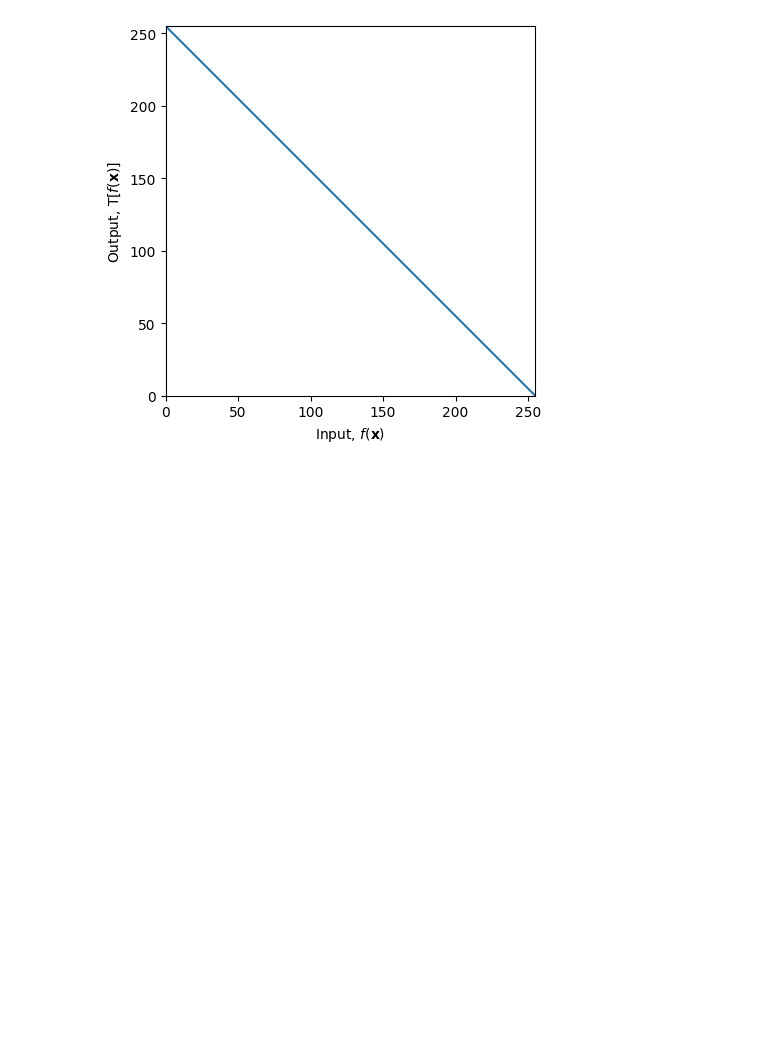
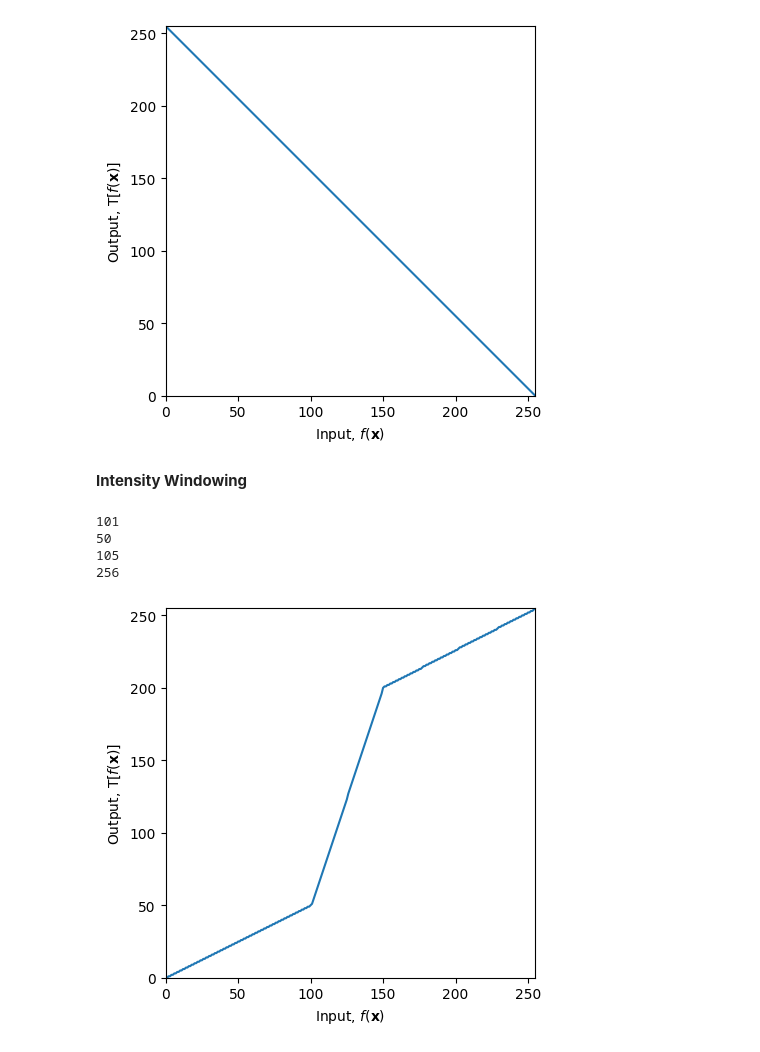
Before and after one commit to Abs-30/ImageProcessingAssignment, a Jupyter notebook: Test.ipynb, the cells around one changed output. Drawn from its saved outputs; the diff is of its cells as text; code cells hidden in the pictures; blank space fills up the shorter version.

Commit message:
added windowed intensity

```diff
--- a/Test.ipynb
+++ b/Test.ipynb
@@ -96,3 +96,51 @@ cv.waitKey(0)
 cv.destroyAllWindows()
 # %% [output]
 [figure]
+# %% [markdown]
+**Intensity Windowing**
+# %%
+import cv2 as cv
+import matplotlib.pyplot as plt
+import numpy as np
+
+im = cv.imread('images/jeniffer.jpg', cv.IMREAD_GRAYSCALE)
+assert im is not None
+
+c = np.array([(100,50) , (150,200)])
+#Creating the regions
+t1 = np.linspace(0, c[0,1],c[0,0] +1 -0).astype('uint8')
+print(len(t1))       #start at 255, going until 0, => in steps of zero
+t2 = np.linspace(c[0,1]+1, c[1,1],c[1,0] - c[0,0]).astype('uint8')
+print(len(t2))
+t3 = np.linspace(c[1,1] +1, 255,255 - c[1,0]).astype('uint8')
+print(len(t3))
+
+#transform
+transform = np.concatenate((t1,t2), axis=0).astype('uint8')
+transform = np.concatenate((transform, t3), axis=0).astype('uint8')
+print(len(transform))
+
+#fig
+fig, ax = plt.subplots()
+ax.plot(transform)
+ax.set_xlabel(r'Input, $f(\mathbf{x})$')
+ax.set_ylabel(r'Output, $\mathrm{T}[f(\mathbf{x})]$')
+ax.set_xlim(0,255)
+ax.set_ylim(0,255)
+ax.set_aspect('equal')
+plt.show()
+
+#showing image
+cv.namedWindow('Image', cv.WINDOW_NORMAL)
+cv.imshow('Image', im)
+cv.waitKey(0)
+image_transform = cv.LUT(im, transform)
+cv.imshow('Image', image_transform)
+cv.waitKey(0)
+cv.destroyAllWindows()
+# %% [output]
+101
+50
+105
+256
+[figure, added]
```
